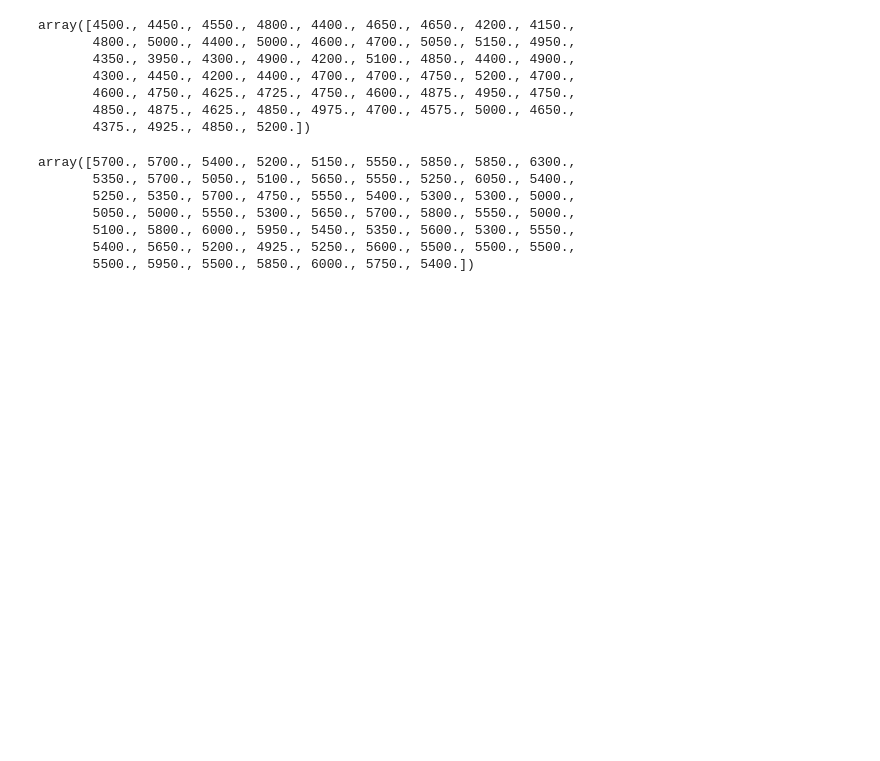
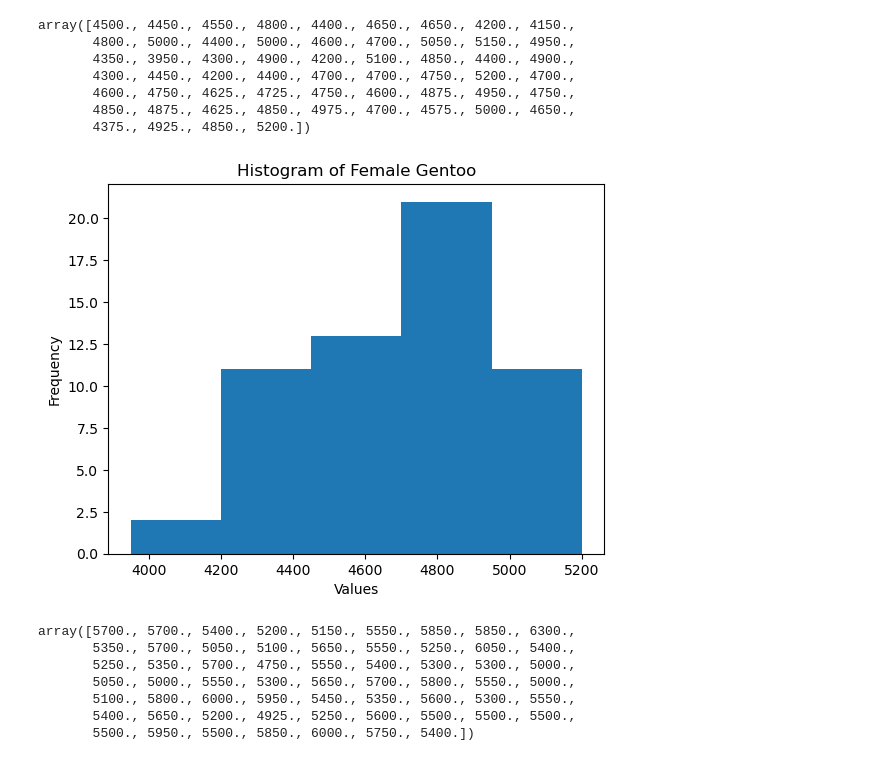
Before and after one commit to pcsukumar/mlprojects, a Jupyter notebook: tasks.ipynb, the cells around one changed output. Drawn from its saved outputs; the diff is of its cells as text; code cells hidden in the pictures; blank space fills up the shorter version.

Commit message:
Task 3 Created histograms for each sample

```diff
--- a/tasks.ipynb
+++ b/tasks.ipynb
@@ -285,6 +285,19 @@ array([4500., 4450., 4550., 4800., 4400., 4650., 4650., 4200., 4150.,
        4600., 4750., 4625., 4725., 4750., 4600., 4875., 4950., 4750.,
        4850., 4875., 4625., 4850., 4975., 4700., 4575., 5000., 4650.,
        4375., 4925., 4850., 5200.])
+# %%
+# Create a histogram for female body mass
+plt.hist(female_gentoo, bins=5)
+
+# Add labels and title
+plt.xlabel('Values')
+plt.ylabel('Frequency')
+plt.title('Histogram of Female Gentoo')
+
+# Show the histogram
+plt.show()
+# %% [output]
+[figure, added]
 # %%
 # Get the body mass for male gentoo
 male_gentoo = df.loc[(df["species"] == "Gentoo") & (df["sex"] == "MALE")]['body_mass_g'].to_numpy()
```
Also changed, not shown: parts of 2 cells of this notebook.
